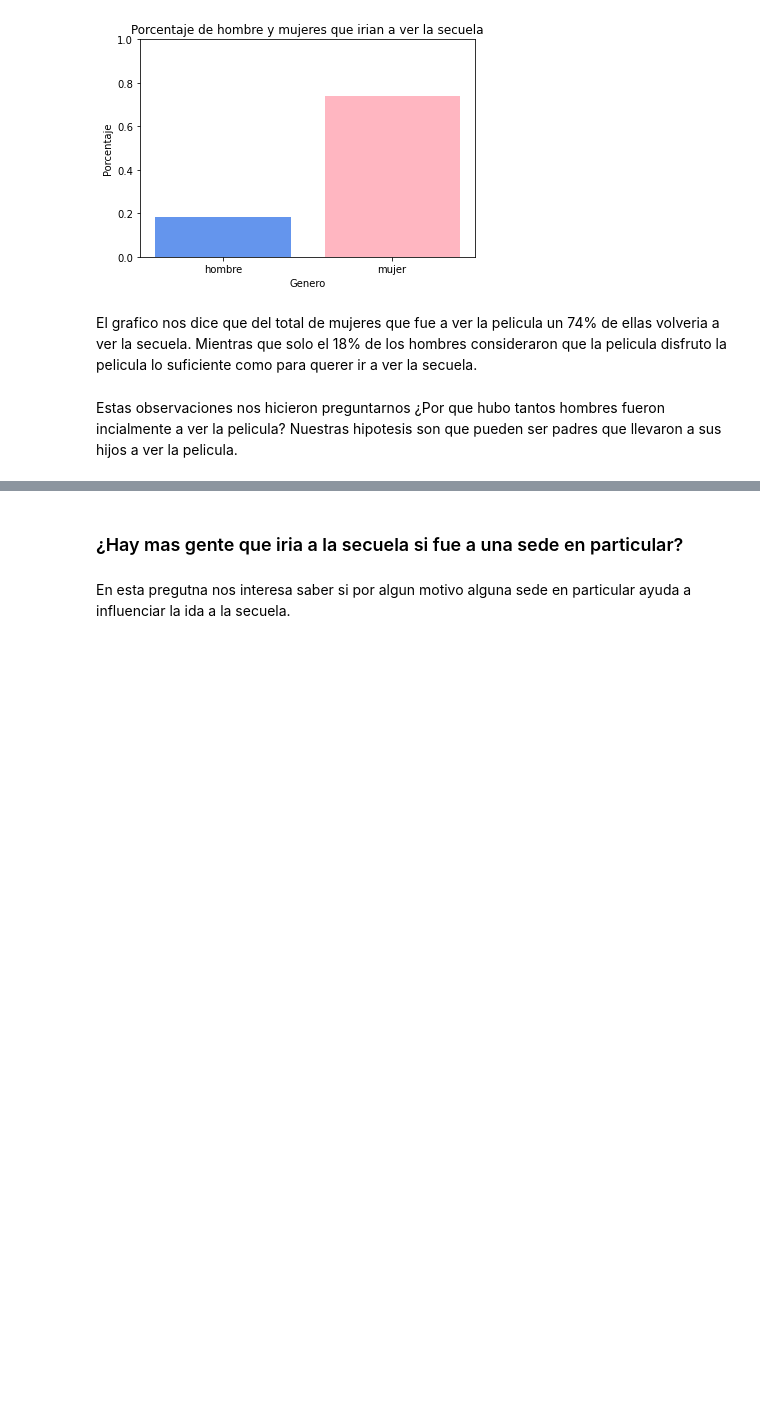
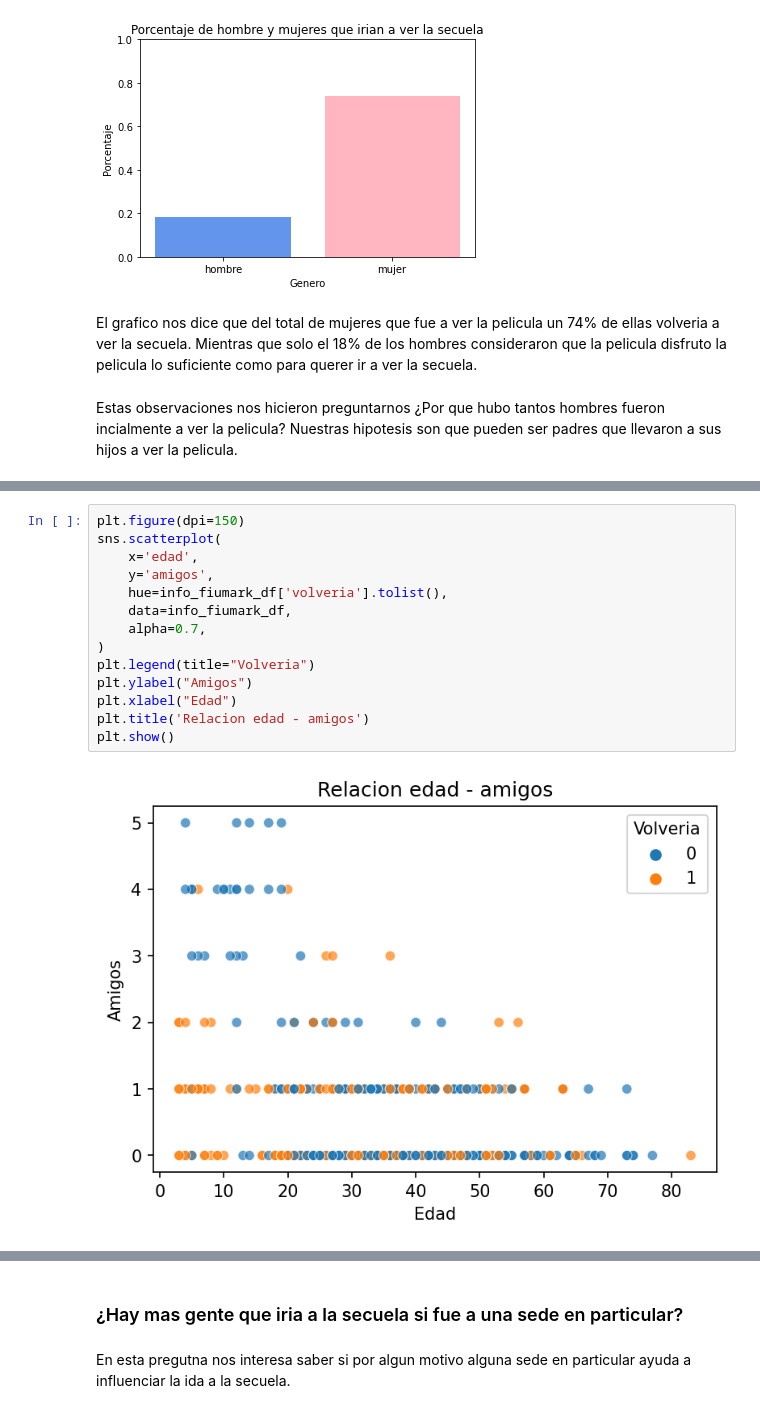
Before and after one commit to brunograssano/TP-Organizacion-de-datos, a Jupyter notebook: TP_Datos.ipynb, the cells around one changed output, grey strips where cells are left out. Cells and saved outputs as stored; diff of their text form; blank space fills up the shorter version.

```diff
--- a/TP_Datos.ipynb
+++ b/TP_Datos.ipynb
@@ -325,0 +351,16 @@ plt.show()
+# %%
+plt.figure(dpi=150)
+sns.scatterplot(
+    x='edad',
+    y='amigos',
+    hue=info_fiumark_df['volveria'].tolist(),
+    data=info_fiumark_df,
+    alpha=0.7,
+)
+plt.legend(title="Volveria")
+plt.ylabel("Amigos")
+plt.xlabel("Edad")
+plt.title('Relacion edad - amigos')
+plt.show()
+# %% [output]
+[figure, added]
```
Also changed, not shown: parts of 9 cells of this notebook.
